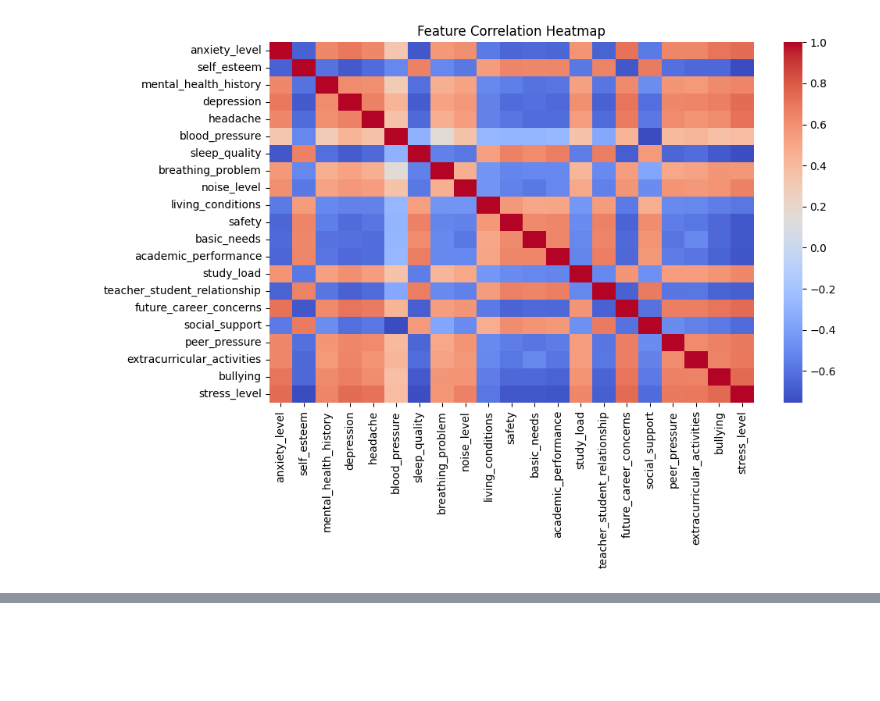
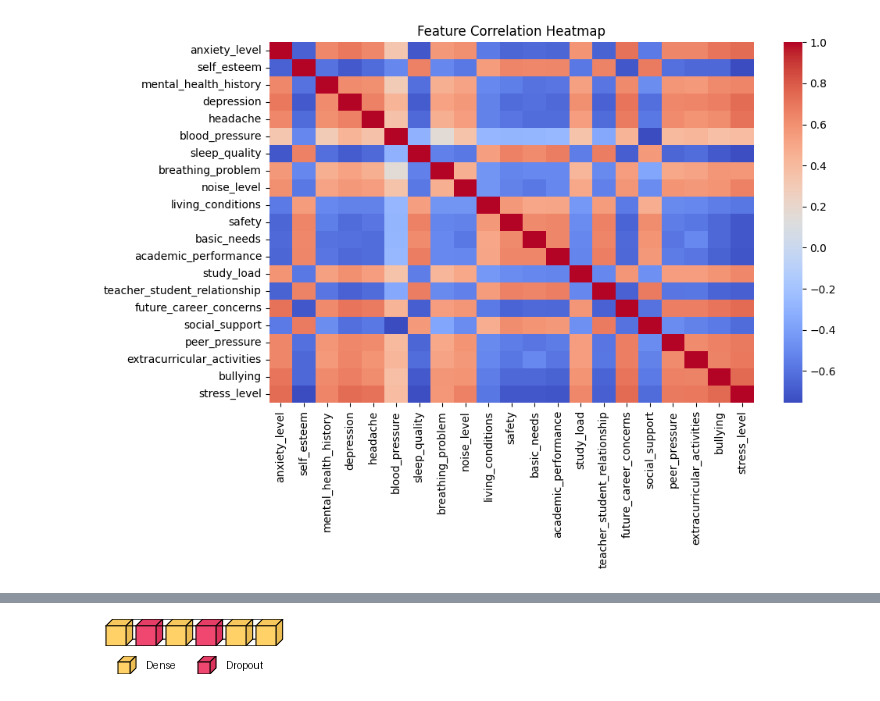
Before and after one commit to DevBatra05/DeepLearningLab, a Jupyter notebook: Lab_2.ipynb, the cells around one changed output, grey strips where cells are left out. Cells and saved outputs as stored; diff of their text form; code cells hidden in the pictures; blank space fills up the shorter version.

```diff
--- a/Lab_2.ipynb
+++ b/Lab_2.ipynb
@@ -127,3 +133,11 @@ Model: "sequential_2"
  Trainable params: 4,003 (15.64 KB)
  Non-trainable params: 0 (0.00 B)
 [figure]
+# %%
+!pip install visualkeras
+import visualkeras
+from PIL import ImageFont
+
+# visualize with layer boxes
+visualkeras.layered_view(model, legend=True)
+# %% [output]
@@ -130,3 +148,4 @@ Model: "sequential_2"
+[figure, added]
 # %%
 history = model.fit(X_train, y_train, epochs=50, batch_size=32,
                     validation_data=(X_test, y_test))
```
Also changed, not shown: parts of 6 cells of this notebook.
